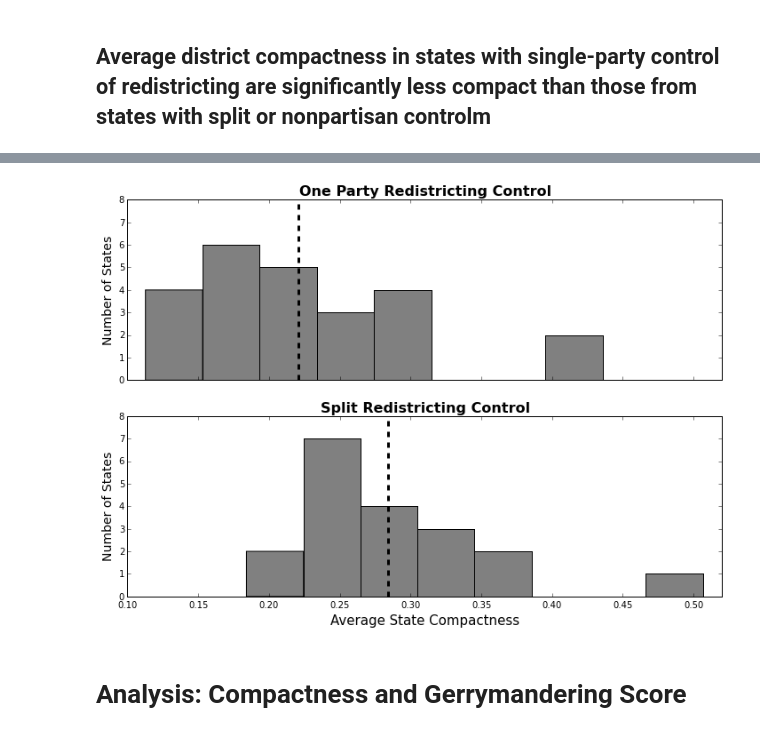
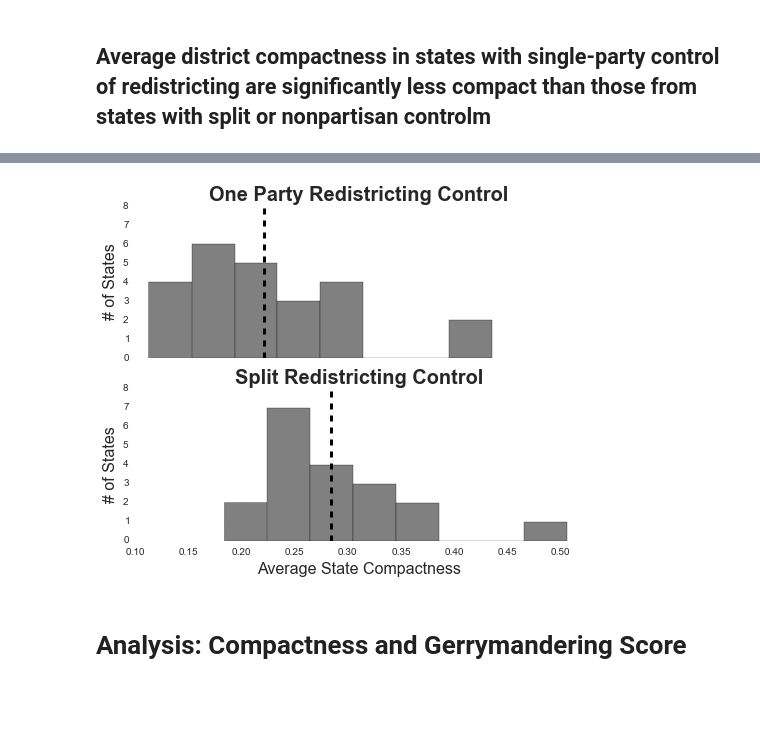
Before and after one commit to Najuh/gerrymandering-congress, a Jupyter notebook: python/analysis.ipynb, the cells around one changed output, grey strips where cells are left out. Saved outputs shown, nothing was run; the diff lists cells and outputs as text; code cells hidden in the pictures; blank space fills up the shorter version.

```diff
--- a/python/analysis.ipynb
+++ b/python/analysis.ipynb
@@ -14,6 +13,24 @@ import congress_tools as cong
 
 %load_ext autoreload
 %autoreload 2
+# %%
+colors = {}
+colors['gray'] = 'gray'
+colors['blue'] = '#3498db'
+colors['red'] = '#e74c3c'
+
+fonts = {}
+fonts['xlabelsize'] = 16
+fonts['ylabelsize'] = 16
+fonts['titlesize'] = 20
+
+fonts['xlabelweight'] = 'normal'
+fonts['ylabelweight'] = 'normal'
+fonts['titleweight'] = 'bold'
+
+figset = {}
+figset['dpi'] = 300
+figset['alpha'] = 0.7
 # %%
 year = 2014
 
@@ -72,32 +88,31 @@ Compactness
 Single-party redistricting control: 0.2210
 Split-party redistricting control: 0.2838
 # %%
-f, (ax1, ax2) = plt.subplots(2, 1, sharex=True, sharey=True, figsize=(12,8))
+f, (ax1, ax2) = plt.subplots(2, 1, sharex=True, sharey=True, figsize=(8,6))
 
-ax1.hist(list(treatment_oneParty_avgCompact), bins=8, color='grey')
-ax2.hist(list(treatment_split_avgCompact), bins=8, color = 'grey')
+bins=8
+
+ax1.hist(list(treatment_oneParty_avgCompact), bins=bins, color=colors['gray'])
+ax2.hist(list(treatment_split_avgCompact), bins=bins, color=colors['gray'])
 
 ax2.set_ylim(0, 8)
 ax2.set_xlim(0.1, 0.52)
 
-ax1.set_ylabel("Number of States", fontsize=14)
-ax2.set_ylabel("Number of States", fontsize=14)
+ax1.set_ylabel("# of States", fontsize=fonts['ylabelsize'], fontweight=fonts['ylabelweight'])
+ax2.set_ylabel("# of States", fontsize=fonts['ylabelsize'], fontweight=fonts['ylabelweight'])
 
-ax2.set_xlabel("Average State Compactness", fontsize=16)
+ax2.set_xlabel("Average State Compactness", fontsize=fonts['xlabelsize'], fontweight=fonts['xlabelweight'])
 
-ax1.set_title('One Party Redistricting Control', fontweight='bold', fontsize=16)
-ax2.set_title('Split Redistricting Control', fontweight='bold', fontsize=16)
+ax1.set_title('One Party Redistricting Control', fontsize=fonts['titlesize'], fontweight=fonts['titleweight'])
+ax2.set_title('Split Redistricting Control', fontsize=fonts['titlesize'], fontweight=fonts['titleweight'])
 
 # vertical lines at mean
 ax1.axvline(treatment_oneParty_avgCompact.mean(), color='black', linestyle='dashed', linewidth=3)
 ax2.axvline(treatment_split_avgCompact.mean(), color='black', linestyle='dashed', linewidth=3)
 
-ax1.grid(False)
-ax2.grid(False)
-
-# plt.savefig("compact_redistControl.png", bbox_inches='tight', dpi = 1200)
+plt.savefig("compact_redistControl.png", bbox_inches='tight', dpi=figset['dpi'])
 # %% [output]
-[figure, old version]
+[figure, new version]
 # %% [markdown]
 # Analysis: Compactness and Gerrymandering Score
 # %%
```
Also changed, not shown: parts of 28 cells of this notebook.
